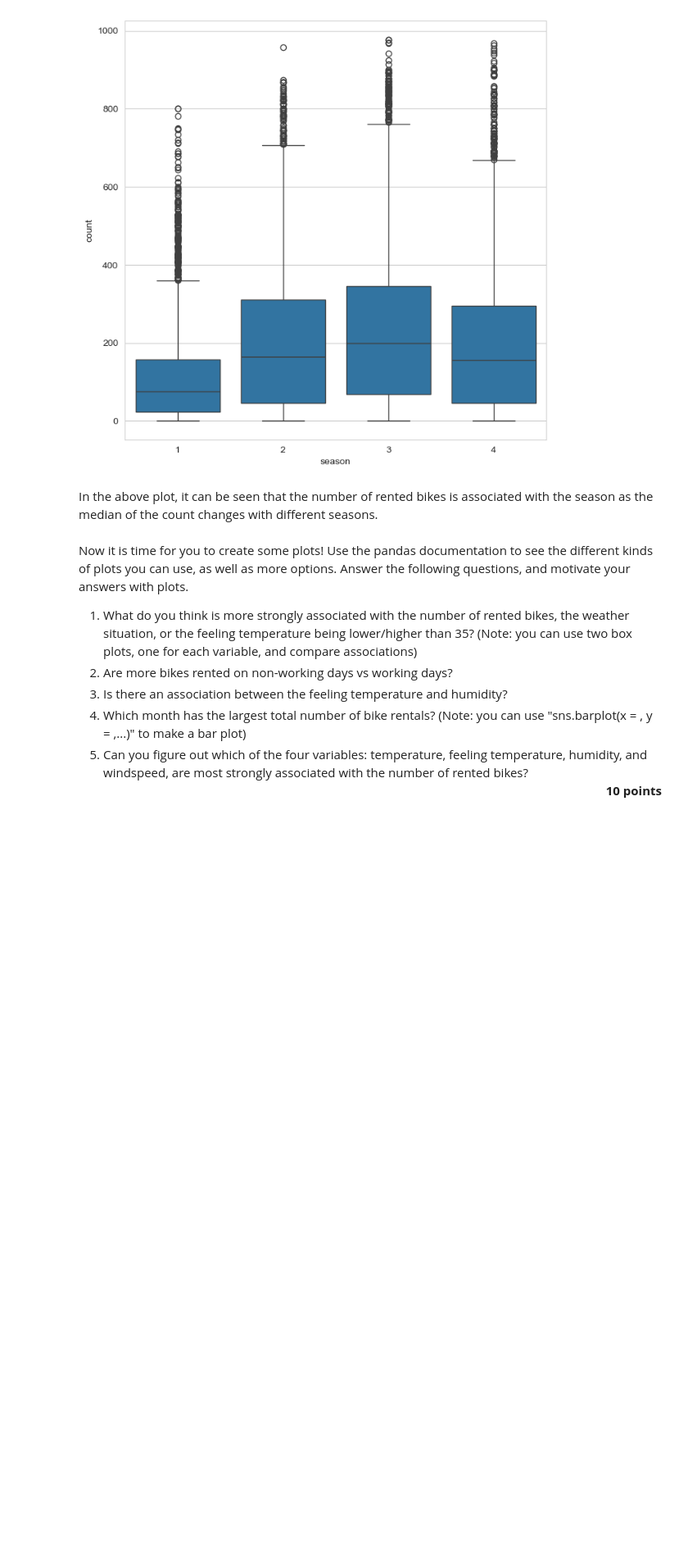
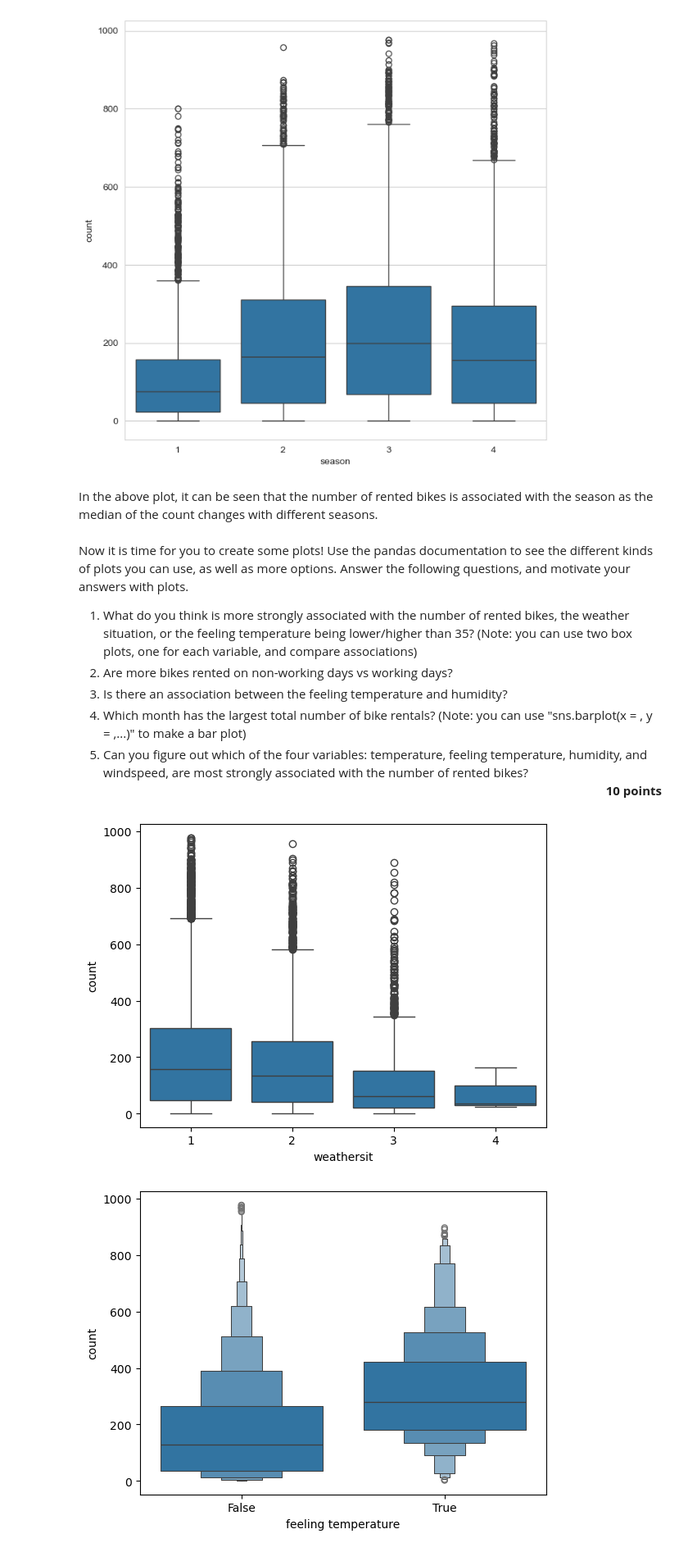
Before and after one commit to felixleopold/Frequentist-Statistics, a Jupyter notebook: FS_Assignment1/Assignment1.ipynb, the cells around one changed output. Shown: that part at 82% size. Drawn from its saved outputs; the diff is of its cells as text; code cells hidden in the pictures; blank space fills up the shorter version.

```diff
--- a/FS_Assignment1/Assignment1.ipynb
+++ b/FS_Assignment1/Assignment1.ipynb
@@ -453,3 +453,26 @@ Now it is time for you to create some plots! Use the pandas documentation to see
 3. Is there an association between the feeling temperature and humidity?
 4. Which month has the largest total number of bike rentals? (Note: you can use "sns.barplot(x = , y = ,...)" to make a bar plot)
 5. Can you figure out which of the four variables: temperature, feeling temperature, humidity, and windspeed, are most strongly associated with the number of rented bikes?   <div style='text-align: right;'>**10 points**</div>
+# %%
+# your code/answer here
+import seaborn as sb
+import matplotlib.pyplot as plt
+import pandas  as pd
+
+raw_data = pd.read_csv('BikeRental.csv')
+#sb.countplot(x= raw_data["weathersit"])
+#plt.show()
+
+sb.boxplot(x= raw_data["weathersit"] , y = raw_data["count"] )
+plt.show()
+
+#Higer case
+sb.boxenplot(x=raw_data["feeling temperature"]>35,y = raw_data["count"])
+plt.show()
+
+#Lower case
+sb.boxenplot(x=raw_data["feeling temperature"]<35,y = raw_data["count"])
+plt.show()
+# %% [output]
+[figure, added]
+[figure, added]
```
Also changed, not shown: parts of 10 cells of this notebook.
